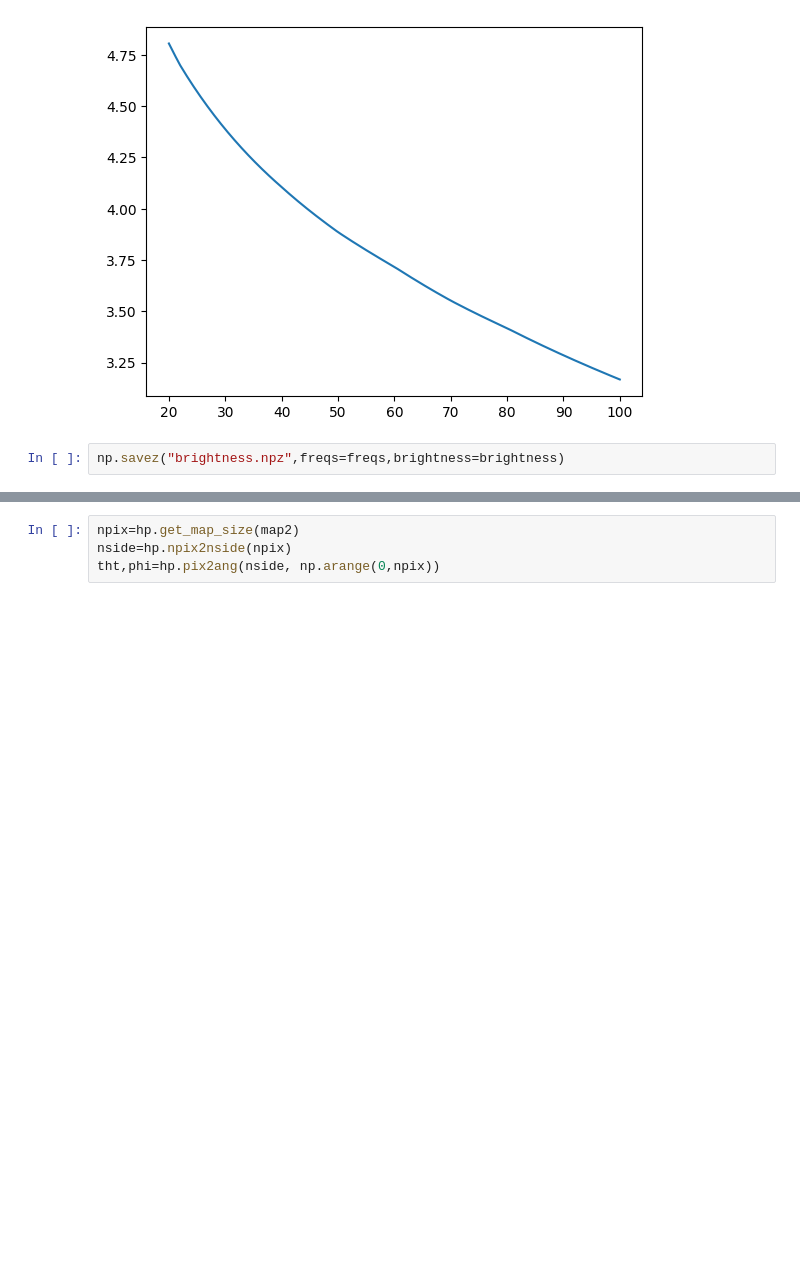
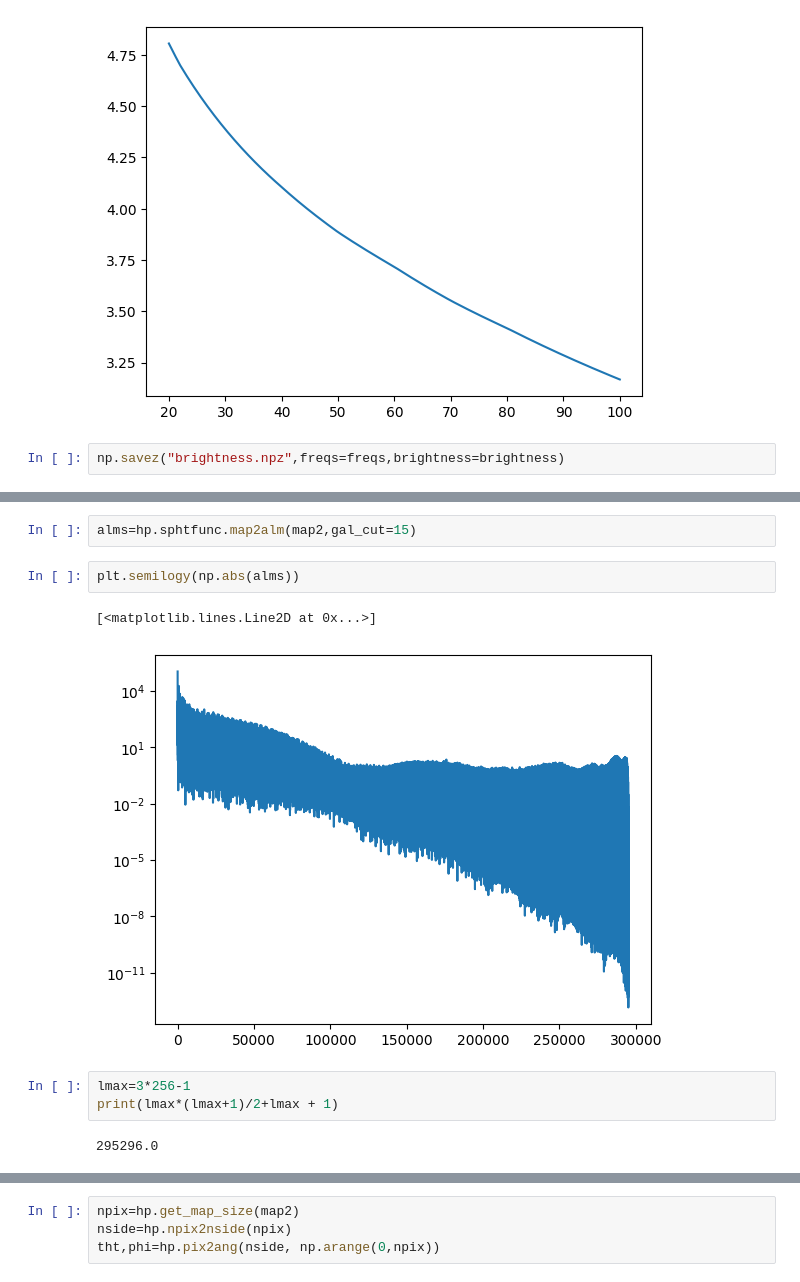
Before and after one commit to mohanagr/braindump, a Jupyter notebook: pyGSM-MARS.ipynb, the cells around one changed output, grey strips where cells are left out. Saved outputs shown, nothing was run; the diff lists cells and outputs as text; blank space fills up the shorter version.

```diff
--- a/pyGSM-Copy1.ipynb
+++ b/pyGSM-MARS.ipynb
@@ -53,0 +51,12 @@ hp.mollview(np.log10(map2),min=3,max=4.5,cmap='inferno')
+# %%
+alms=hp.sphtfunc.map2alm(map2,gal_cut=15)
+# %%
+plt.semilogy(np.abs(alms))
+# %% [output]
+[<matplotlib.lines.Line2D at 0x...>]
+[figure, added]
+# %%
+lmax=3*256-1
+print(lmax*(lmax+1)/2+lmax + 1)
+# %% [output]
+295296.0
```
Also changed, not shown: parts of 10 cells of this notebook, 5 other files.
